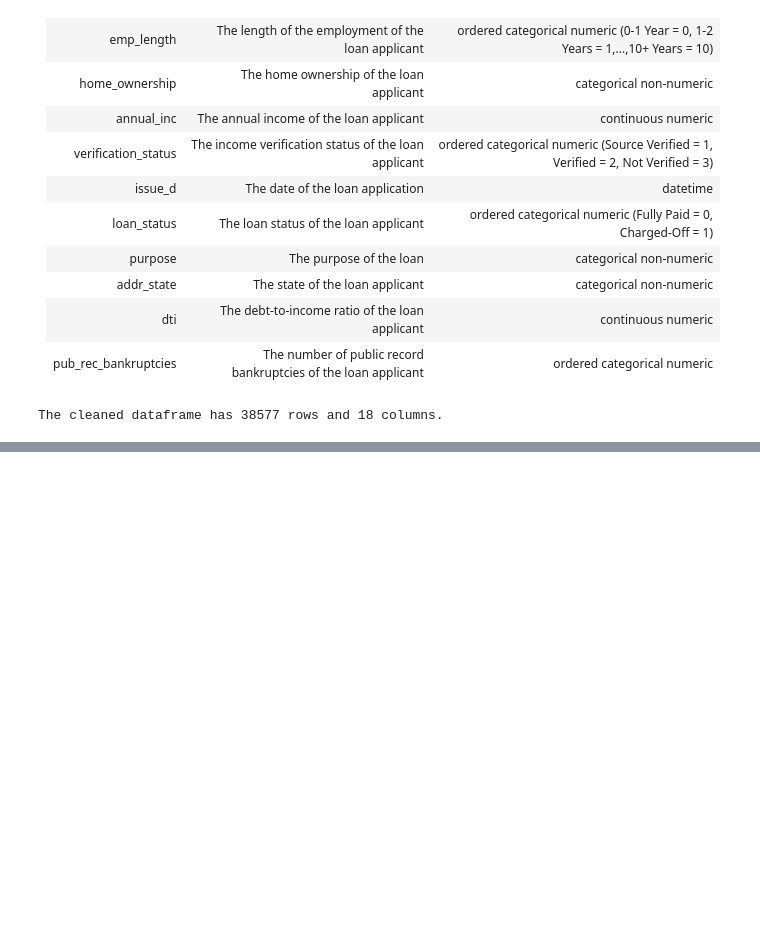
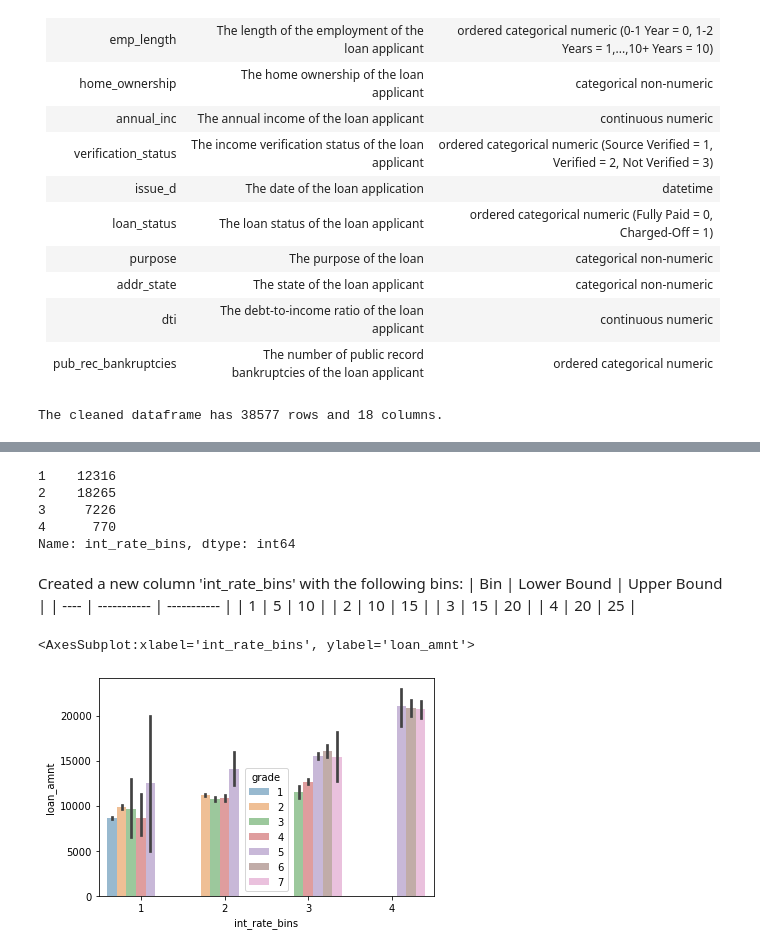
Before and after one commit to vulchinithin/LendingClubCaseStudy, a Jupyter notebook: data_cleaning_final.ipynb, the cells around one changed output, grey strips where cells are left out. Saved outputs shown, nothing was run; the diff lists cells and outputs as text; code cells hidden in the pictures; blank space fills up the shorter version.

Commit message:
Update the notebook with new column and plots
Please review the changes and provide feedback.

```diff
--- a/data_cleaning_final.ipynb
+++ b/data_cleaning_final.ipynb
@@ -922,0 +920,24 @@ plt.show()
+# %%
+# create a new column 'int_rate_bins'
+
+df['int_rate_bins'] = pd.cut(df['int_rate'], bins = np.linspace(5, 25, 5), labels = np.arange(1,5))   # bin the 'int_rate' column to create a new column 'int_rate_bins'
+df['int_rate_bins'].value_counts().sort_index()                                                       # sort the value counts of the 'int_rate_bins' column
+# %% [output]
+1    12316
+2    18265
+3     7226
+4      770
+Name: int_rate_bins, dtype: int64
+# %% [markdown]
+Created a new column 'int_rate_bins' with the following bins:
+| Bin | Lower Bound | Upper Bound |
+| ---- | ----------- | ----------- |
+| 1 | 5 | 10 |
+| 2 | 10 | 15 |
+| 3 | 15 | 20 |
+| 4 | 20 | 25 |
+# %%
+sns.barplot(df['int_rate_bins'], df['loan_amnt'], hue=df['grade'], alpha=0.5)
+# %% [output]
+<AxesSubplot:xlabel='int_rate_bins', ylabel='loan_amnt'>
+[figure, added]
```
Also changed, not shown: parts of 41 cells of this notebook.
